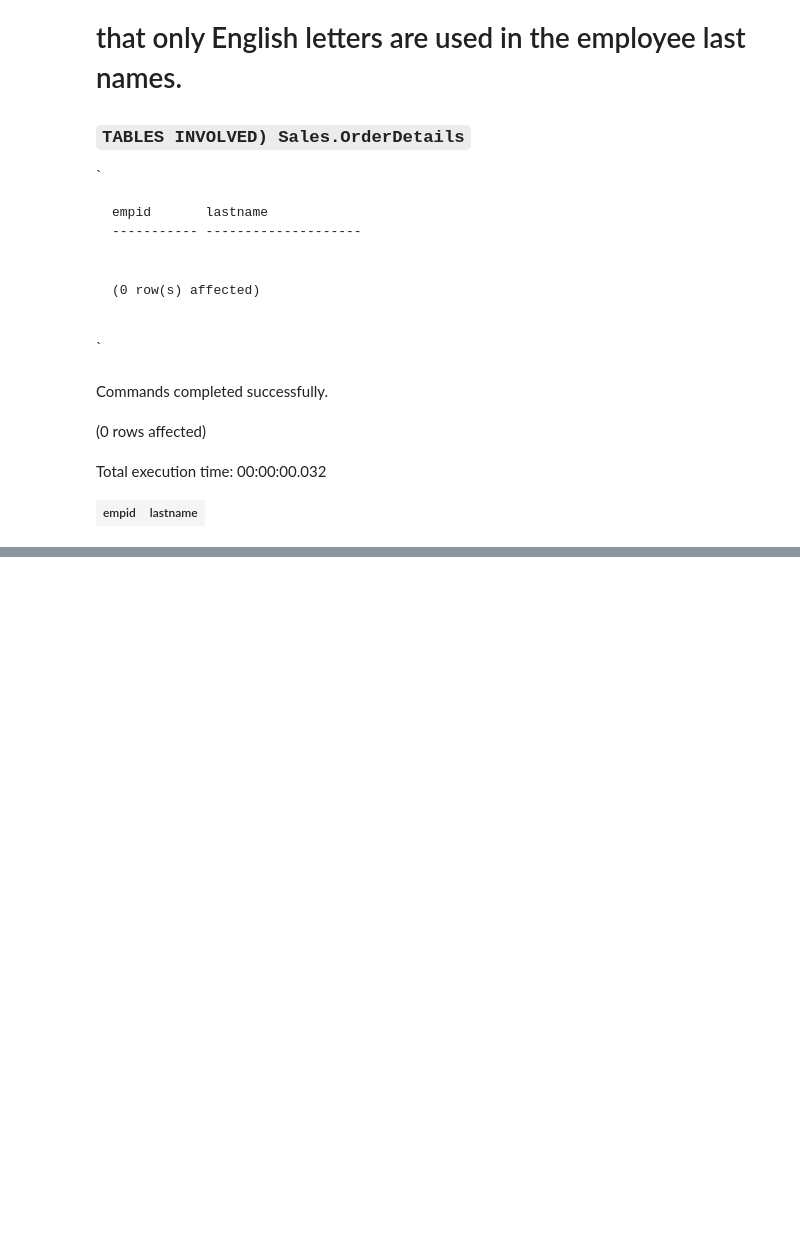
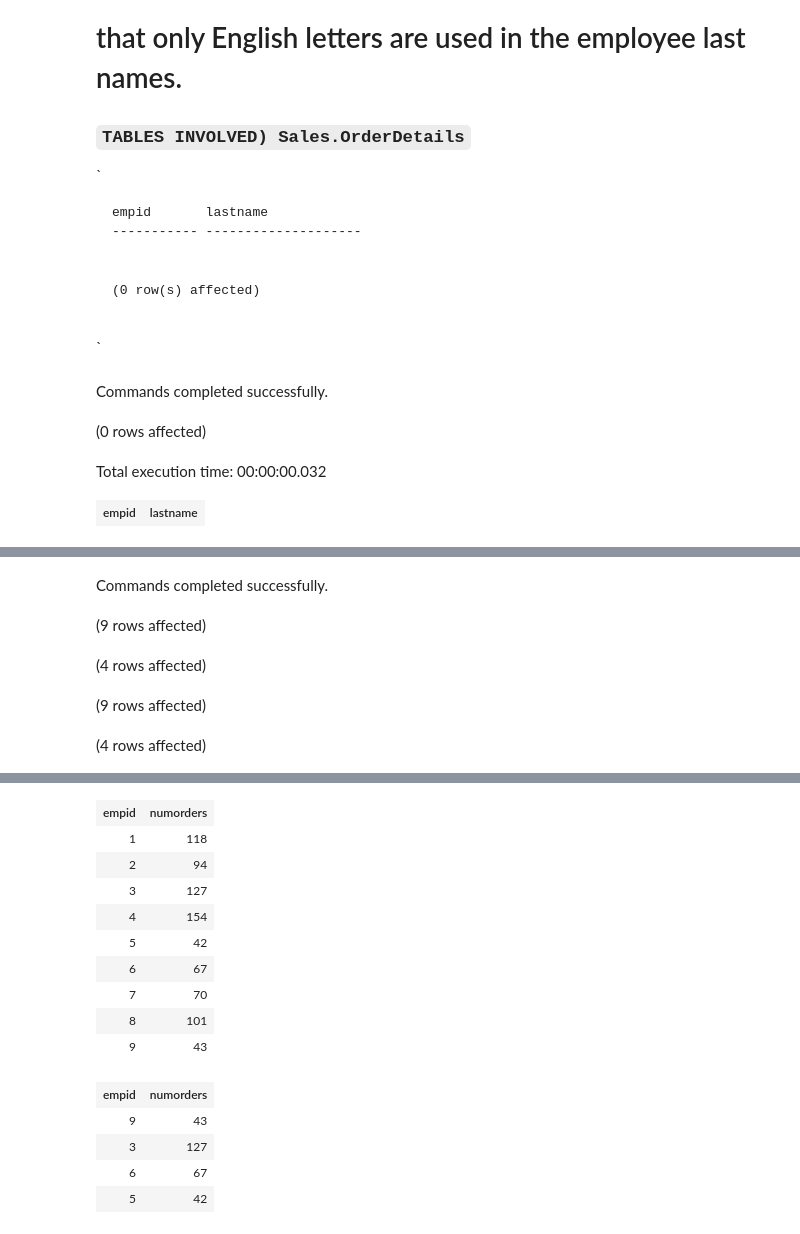
Before and after one commit to ryanmohamed/tsql_hw1, a Jupyter notebook: hw_ch2.ipynb, the cells around one changed output, grey strips where cells are left out. Saved outputs shown, nothing was run; the diff lists cells and outputs as text; code cells hidden in the pictures; blank space fills up the shorter version.

Commit message:
query 5 done

```diff
--- a/hw_ch2.ipynb
+++ b/hw_ch2.ipynb
@@ -279,0 +286,64 @@ Total execution time: 00:00:00.032
+# %%
+use TSQLV4
+go
+
+--Query 1
+SELECT empid, COUNT(*) AS numorders
+FROM Sales.Orders
+WHERE orderdate < '20160501'
+GROUP BY empid;
+
+--test
+-- SELECT empid, orderdate
+-- FROM Sales.Orders
+-- WHERE empid = 1
+-- order by orderdate
+
+--this query returns rows of individual empids (not found in more than one row as provided by GROUP BY)
+    --and num of orders BEFORE 20160501 simply
+
+-- Query 2
+SELECT empid, COUNT(*) AS numorders
+FROM Sales.Orders
+GROUP BY empid
+HAVING MAX(orderdate) < '20160501';
+
+--test
+-- SELECT empid, COUNT(*) AS numorders, MAX(orderdate) as maxorderdate
+-- FROM Sales.Orders
+-- GROUP BY empid
+
+-- ** recall we must group by for unique empid column cells, since we're using an aggregate
+-- ** recall aggregate functions like max cant be in WHERE, only HAVING
+
+--this query returns rows of individ empis, and num of orders, of ONLY the empids
+-- with a MOST RECENT orderdate BEFORE than 20160501
+
+-- ** most simply the main difference between these queries is that
+-- QUERY 1 returns ALL empids and their number of orders before May 1st 2016
+-- QUERY 2 returns only the empids with a MOST RECENT order before May 1st 2016
+
+-- their PascalCaseConvention equivalent would be..
+
+use Northwinds2022TSQLV7
+
+--query 1
+select EmployeeId as empid,
+    COUNT(*) as numorders
+from Sales.[Order]
+where OrderDate < '20160501'
+group by EmployeeId
+order by EmployeeId --not entirely necessary
+
+--query 2
+select EmployeeId as empid,
+    COUNT(*) as numorders
+from Sales.[Order]
+group by EmployeeId
+having MAX(OrderDate) < '20160501'
+# %% [output]
+Commands completed successfully.
+(9 rows affected)
+(4 rows affected)
+(9 rows affected)
+(4 rows affected)
@@ -279,0 +351,15 @@ Total execution time: 00:00:00.032
+| empid | numorders |
+| 1 | 118 |
+| 2 | 94 |
+| 3 | 127 |
+| 4 | 154 |
+| 5 | 42 |
+| 6 | 67 |
+| 7 | 70 |
+| 8 | 101 |
+| 9 | 43 |
+| empid | numorders |
+| 9 | 43 |
+| 3 | 127 |
+| 6 | 67 |
+| 5 | 42 |
```
Also changed, not shown: parts of 3 cells of this notebook.
